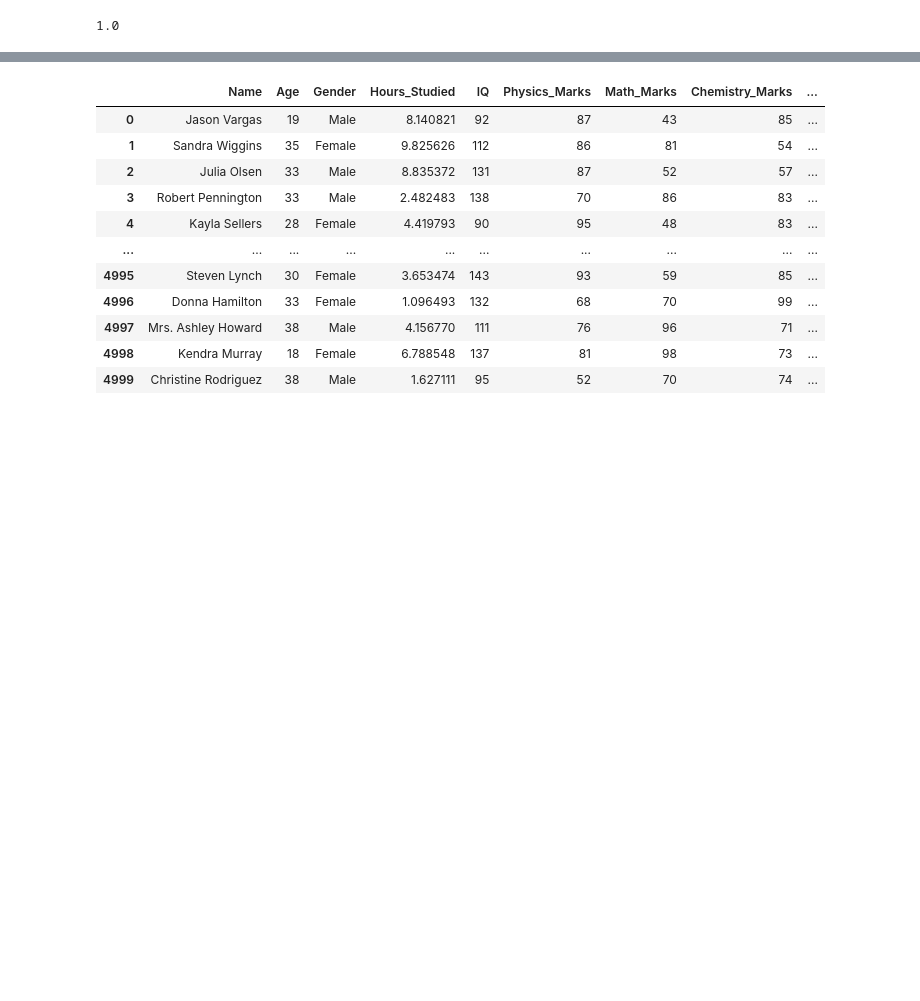
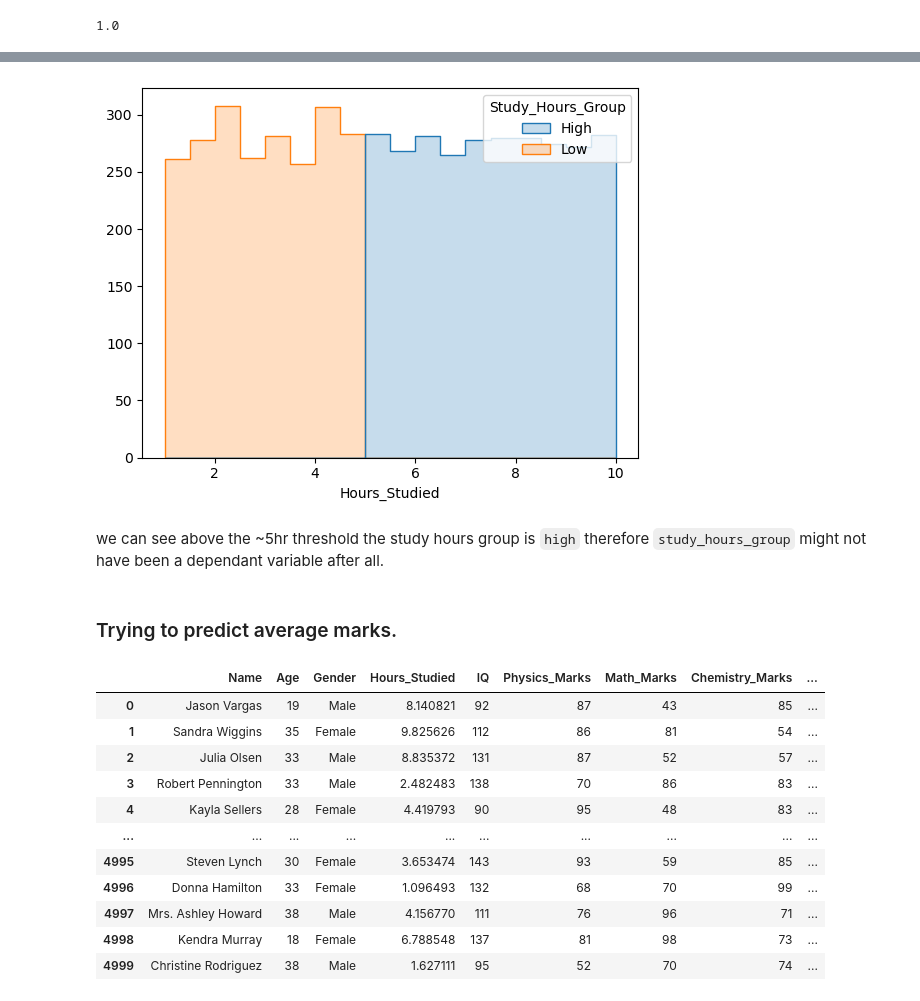
Before and after one commit to stanleyedward/dsc_eda, a Jupyter notebook: main.ipynb, the cells around one changed output, grey strips where cells are left out. Cells and saved outputs as stored; diff of their text form; code cells hidden in the pictures; blank space fills up the shorter version.

```diff
--- a/main.ipynb
+++ b/main.ipynb
@@ -453,3 +460,17 @@ Learning rate set to 0.017802
+# %%
+#hours studied and study group hours
+sns.histplot(data=df, x='Hours_Studied', hue='Study_Hours_Group', element='step', common_norm=False)
+plt.xlabel('Hours_Studied')
+plt.ylabel('')
+plt.show()
+# %% [output]
+[figure, added]
+# %% [markdown]
+
+we can see above the ~5hr threshold the study hours group is `high`
+therefore `study_hours_group` might not have been a dependant variable after all.
+# %% [markdown]
+### Trying to predict average marks.
 # %%
 df
 # %% [output]
```
Also changed, not shown: parts of 33 cells of this notebook.
